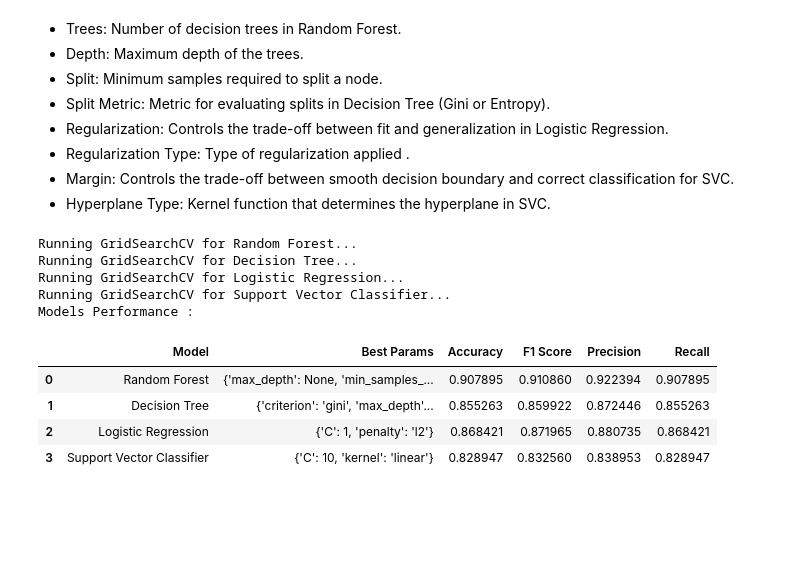
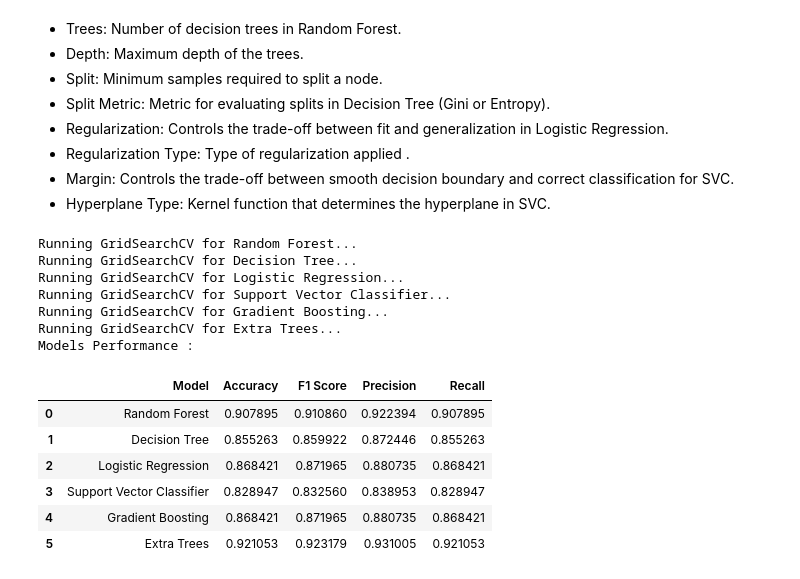
Before and after one commit to Sriraj-Penjerla/Sriraj-GlucoSense-Infy-Nov24, a Jupyter notebook: Glucosense_Infy.ipynb, the cells around one changed output. Saved outputs shown, nothing was run; the diff lists cells and outputs as text; code cells hidden in the pictures; blank space fills up the shorter version.

```diff
--- a/Glucosense_Infy.ipynb
+++ b/Glucosense_Infy.ipynb
@@ -545,0 +585,16 @@ weighted avg       0.85      0.84      0.84        76
+# %%
+from sklearn.ensemble import ExtraTreesClassifier
+et_model = ExtraTreesClassifier(random_state=42)
+
+et_model.fit(X_train, y_train)
+
+et_y_pred = et_model.predict(X_test)
+
+et_accuracy = accuracy_score(y_test, et_y_pred)
+et_f1_score = f1_score(y_test, et_y_pred)
+et_classification_report = classification_report(y_test, et_y_pred)
+
+print("Extra Trees Classifier:")
+print(f"Accuracy: {et_accuracy:}")
+print(f"F1 Score: {et_f1_score:.2f}")
+print("Classification Report:\n", et_classification_report)
@@ -597,6 +665,22 @@ models_params = {
             "C": [0.1, 1, 10],        # Margin
             "kernel": ["linear", "rbf"] # Hyperplane Type
         }
+    },
+    "Gradient Boosting": {
+        "model": GradientBoostingClassifier(random_state=42),
+        "params": {
+            "n_estimators": [50, 100, 200],  # Number of boosting stages
+            "learning_rate": [0.01, 0.1, 0.2], # Shrinks the contribution of each tree
+            "max_depth": [3, 5, 10]         # Maximum depth of the individual estimators
+        }
+    },
+    "Extra Trees": {
+        "model": ExtraTreesClassifier(random_state=42),
+        "params": {
+            "n_estimators": [50, 100, 200],  # Number of trees in the forest
+            "max_depth": [None, 10, 20],    # Maximum depth of the tree
+            "min_samples_split": [2, 5, 10] # Minimum samples required to split a node
+        }
     }
 }
 # %% [markdown]
@@ -618,36 +702,40 @@ for model_name, mp in models_params.items():
 
 
     best_model = grid.best_estimator_
 
 
     y_pred = best_model.predict(X_test)
     accuracy = accuracy_score(y_test, y_pred)
     f1 = f1_score(y_test, y_pred, average="weighted")
     precision = precision_score(y_test, y_pred, average="weighted")
     recall = recall_score(y_test, y_pred, average="weighted")
 
 
     results.append({
         "Model": model_name,
-        "Best Params": grid.best_params_,
+        # "Best Params": grid.best_params_,
         "Accuracy": accuracy,
         "F1 Score": f1,
         "Precision": precision,
         "Recall": recall
     })
 
 
 results_df = pd.DataFrame(results)
 print("Models Performance :")
 results_df
 # %% [output]
 Running GridSearchCV for Random Forest...
 Running GridSearchCV for Decision Tree...
 Running GridSearchCV for Logistic Regression...
 Running GridSearchCV for Support Vector Classifier...
+Running GridSearchCV for Gradient Boosting...
+Running GridSearchCV for Extra Trees...
 Models Performance :
-|  | Model | Best Params | Accuracy | F1 Score | Precision | Recall |
-| 0 | Random Forest | {'max_depth': None, 'min_samples_... | 0.907895 | 0.910860 | 0.922394 | 0.907895 |
-| 1 | Decision Tree | {'criterion': 'gini', 'max_depth'... | 0.855263 | 0.859922 | 0.872446 | 0.855263 |
-| 2 | Logistic Regression | {'C': 1, 'penalty': 'l2'} | 0.868421 | 0.871965 | 0.880735 | 0.868421 |
-| 3 | Support Vector Classifier | {'C': 10, 'kernel': 'linear'} | 0.828947 | 0.832560 | 0.838953 | 0.828947 |
+|  | Model | Accuracy | F1 Score | Precision | Recall |
+| 0 | Random Forest | 0.907895 | 0.910860 | 0.922394 | 0.907895 |
+| 1 | Decision Tree | 0.855263 | 0.859922 | 0.872446 | 0.855263 |
+| 2 | Logistic Regression | 0.868421 | 0.871965 | 0.880735 | 0.868421 |
+| 3 | Support Vector Classifier | 0.828947 | 0.832560 | 0.838953 | 0.828947 |
+| 4 | Gradient Boosting | 0.868421 | 0.871965 | 0.880735 | 0.868421 |
+| 5 | Extra Trees | 0.921053 | 0.923179 | 0.931005 | 0.921053 |
```
Also changed, not shown: parts of 12 cells of this notebook.
